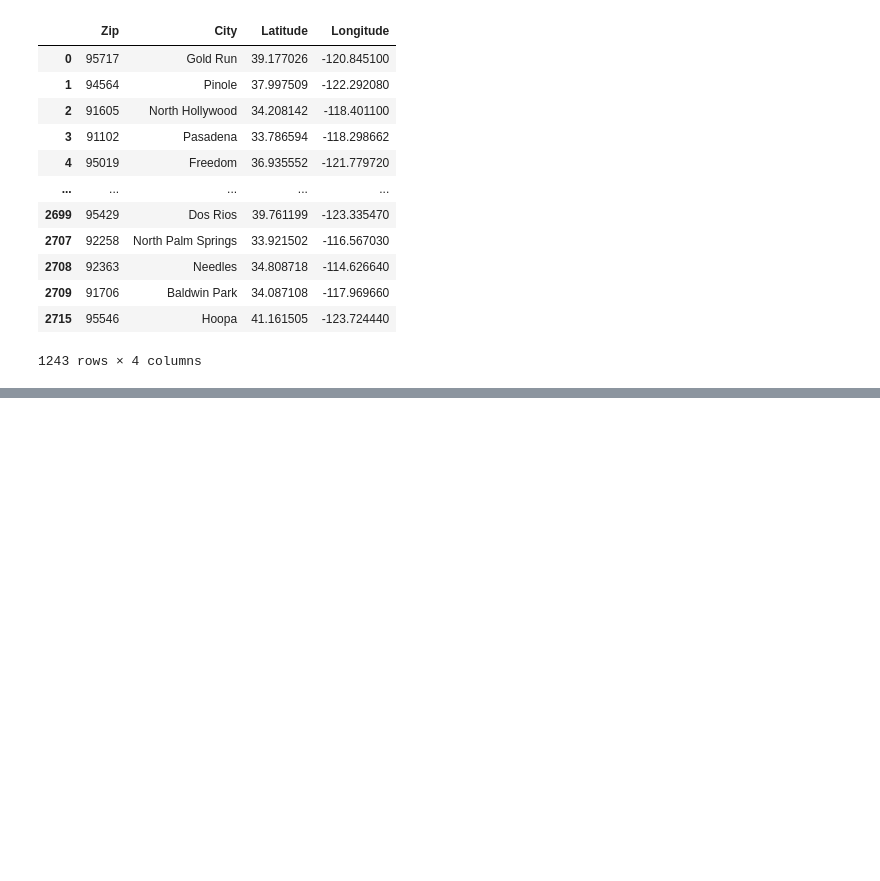
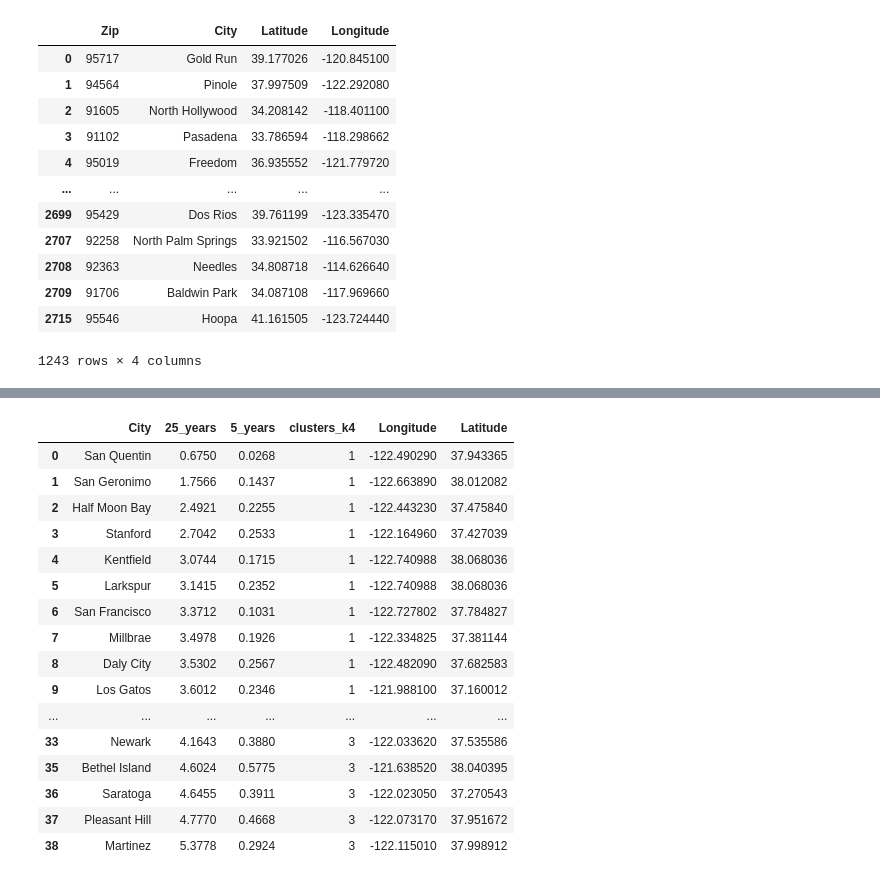
Before and after one commit to mightlee123/Project-2, a Jupyter notebook: map.ipynb, the cells around one changed output, grey strips where cells are left out. Cells and saved outputs as stored; diff of their text form; code cells hidden in the pictures; blank space fills up the shorter version.

```diff
--- a/map.ipynb
+++ b/map.ipynb
@@ -52,0 +95,6 @@ Name: 95717;Gold Run;CA;39.177026;-120.8451;-8;1;39.177026, dtype: float64
+# %%
+#join the dfs Discovery Bay,
+clusters_1_3_df=pd.concat([cluster1_df,cluster3_df],ignore_index=True)
+filtered_clusters_1_3_df=clusters_1_3_df.drop(columns=["20_years", "15_years","10_years","1_year","6_months","3_months","1_month"])
+filtered_clusters_1_3_df=filtered_clusters_1_3_df.drop(index=[15,34])
+filtered_clusters_1_3_df
@@ -52,0 +119,12 @@ Name: 95717;Gold Run;CA;39.177026;-120.8451;-8;1;39.177026, dtype: float64
+# %%
+city_list=[]
+long_list=[]
+lat_list=[]
+for j in range(0,len(filtered_clusters_1_3_df["City"])):
+    for i in range(0,len(cord_df["City"])):
+        if cord_df.iloc[i].City==filtered_clusters_1_3_df.iloc[j].City:
+            long_list.append(cord_df.iloc[i].Longitude)
+            lat_list.append(cord_df.iloc[i].Latitude)
+            city_list.append(cord_df.iloc[i].City)
+display(city_list)
+len(city_list)
@@ -52,0 +150,21 @@ Name: 95717;Gold Run;CA;39.177026;-120.8451;-8;1;39.177026, dtype: float64
+# %%
+filtered_clusters_1_3_df["Longitude"]=long_list
+filtered_clusters_1_3_df["Latitude"]=lat_list
+# %% [output]
+|  | City | 25_years | 5_years | clusters_k4 | Longitude | Latitude |
+| 0 | San Quentin | 0.6750 | 0.0268 | 1 | -122.490290 | 37.943365 |
+| 1 | San Geronimo | 1.7566 | 0.1437 | 1 | -122.663890 | 38.012082 |
+| 2 | Half Moon Bay | 2.4921 | 0.2255 | 1 | -122.443230 | 37.475840 |
+| 3 | Stanford | 2.7042 | 0.2533 | 1 | -122.164960 | 37.427039 |
+| 4 | Kentfield | 3.0744 | 0.1715 | 1 | -122.740988 | 38.068036 |
+| 5 | Larkspur | 3.1415 | 0.2352 | 1 | -122.740988 | 38.068036 |
+| 6 | San Francisco | 3.3712 | 0.1031 | 1 | -122.727802 | 37.784827 |
+| 7 | Millbrae | 3.4978 | 0.1926 | 1 | -122.334825 | 37.381144 |
+| 8 | Daly City | 3.5302 | 0.2567 | 1 | -122.482090 | 37.682583 |
+| 9 | Los Gatos | 3.6012 | 0.2346 | 1 | -121.988100 | 37.160012 |
+| ... | ... | ... | ... | ... | ... | ... |
+| 33 | Newark | 4.1643 | 0.3880 | 3 | -122.033620 | 37.535586 |
+| 35 | Bethel Island | 4.6024 | 0.5775 | 3 | -121.638520 | 38.040395 |
+| 36 | Saratoga | 4.6455 | 0.3911 | 3 | -122.023050 | 37.270543 |
+| 37 | Pleasant Hill | 4.7770 | 0.4668 | 3 | -122.073170 | 37.951672 |
+| 38 | Martinez | 5.3778 | 0.2924 | 3 | -122.115010 | 37.998912 |
```
Also changed, not shown: parts of 7 cells of this notebook.
